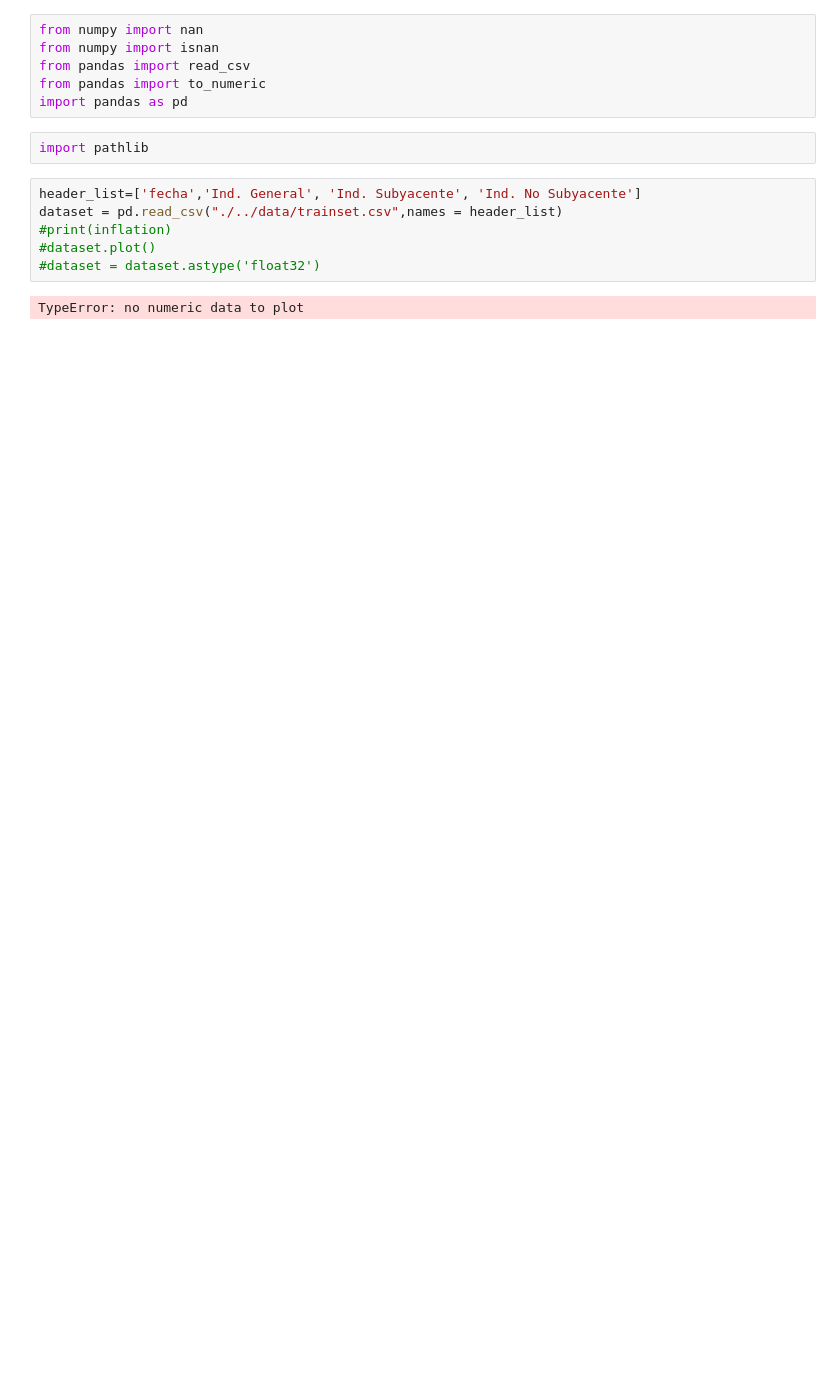
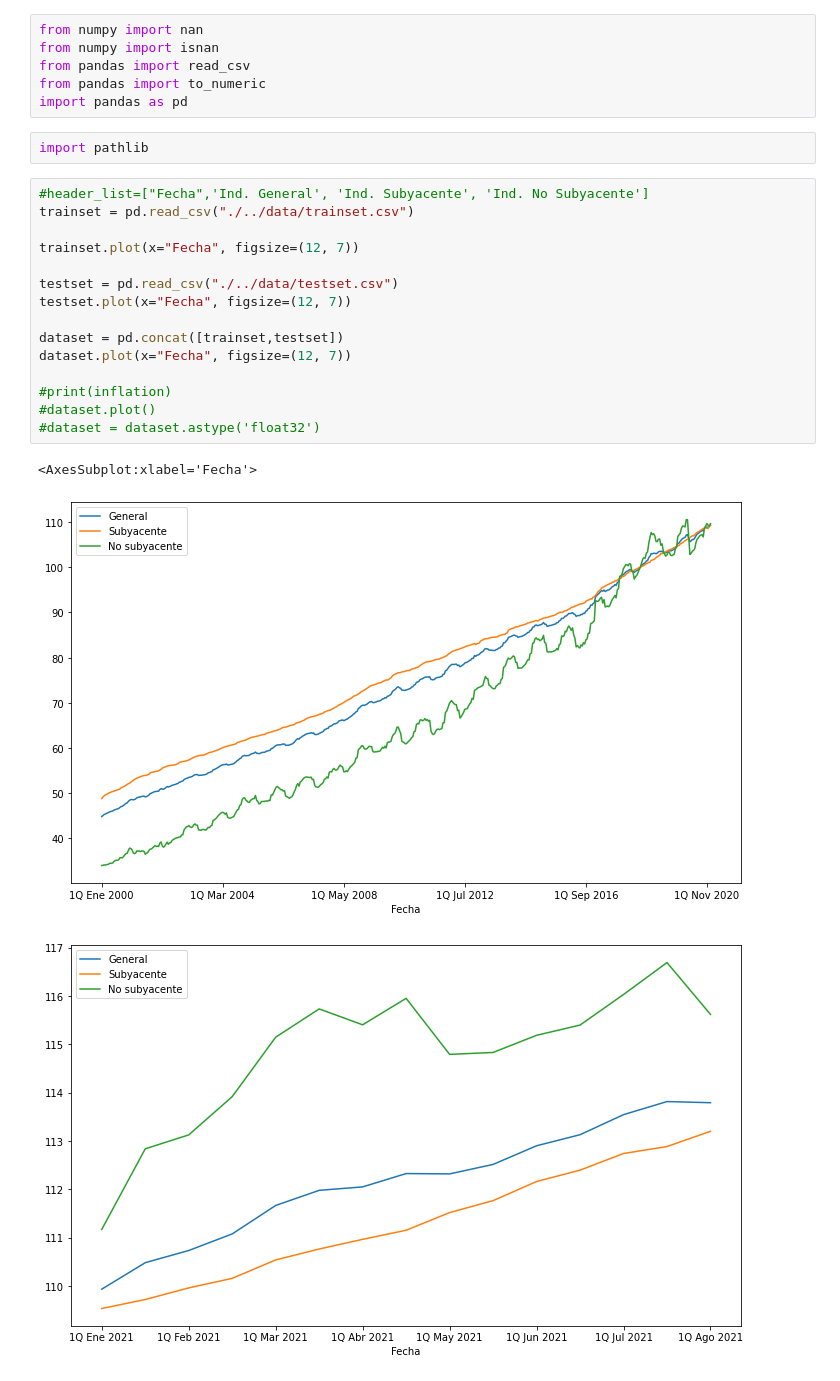
Before and after one commit to IquiBalamHM/hackmty-2021, a Jupyter notebook: balam/hola.ipynb, the cells around one changed output. Cells and saved outputs as stored; diff of their text form; blank space fills up the shorter version.

Commit message:
advance in data analysis

```diff
--- a/balam/hola.ipynb
+++ b/balam/hola.ipynb
@@ -7,10 +7,21 @@ import pandas as pd
 # %%
 import pathlib
 # %%
-header_list=['fecha','Ind. General', 'Ind. Subyacente', 'Ind. No Subyacente']
-dataset = pd.read_csv("./../data/trainset.csv",names = header_list)
+#header_list=["Fecha",'Ind. General', 'Ind. Subyacente', 'Ind. No Subyacente']
+trainset = pd.read_csv("./../data/trainset.csv")
+
+trainset.plot(x="Fecha", figsize=(12, 7))
+
+testset = pd.read_csv("./../data/testset.csv")
+testset.plot(x="Fecha", figsize=(12, 7))
+
+dataset = pd.concat([trainset,testset])
+dataset.plot(x="Fecha", figsize=(12, 7))
+
 #print(inflation)
 #dataset.plot()
 #dataset = dataset.astype('float32')
 # %% [output]
-TypeError: no numeric data to plot
+<AxesSubplot:xlabel='Fecha'>
+[figure, added]
+[figure, added]
```
Also changed, not shown: parts of 5 cells of this notebook, 1 other file.
